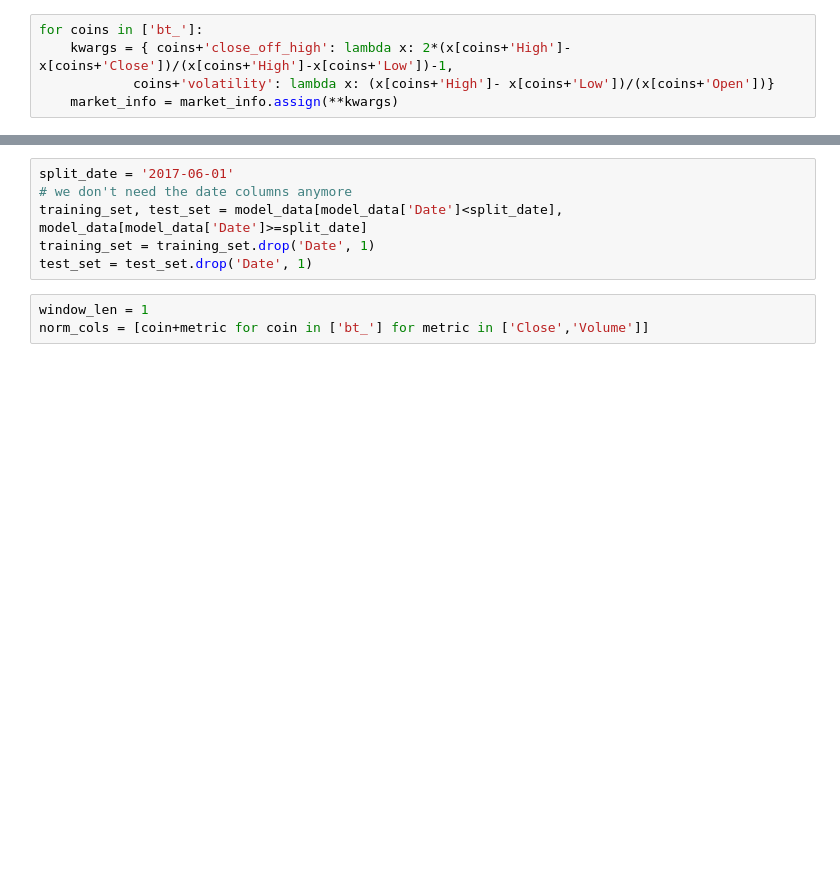
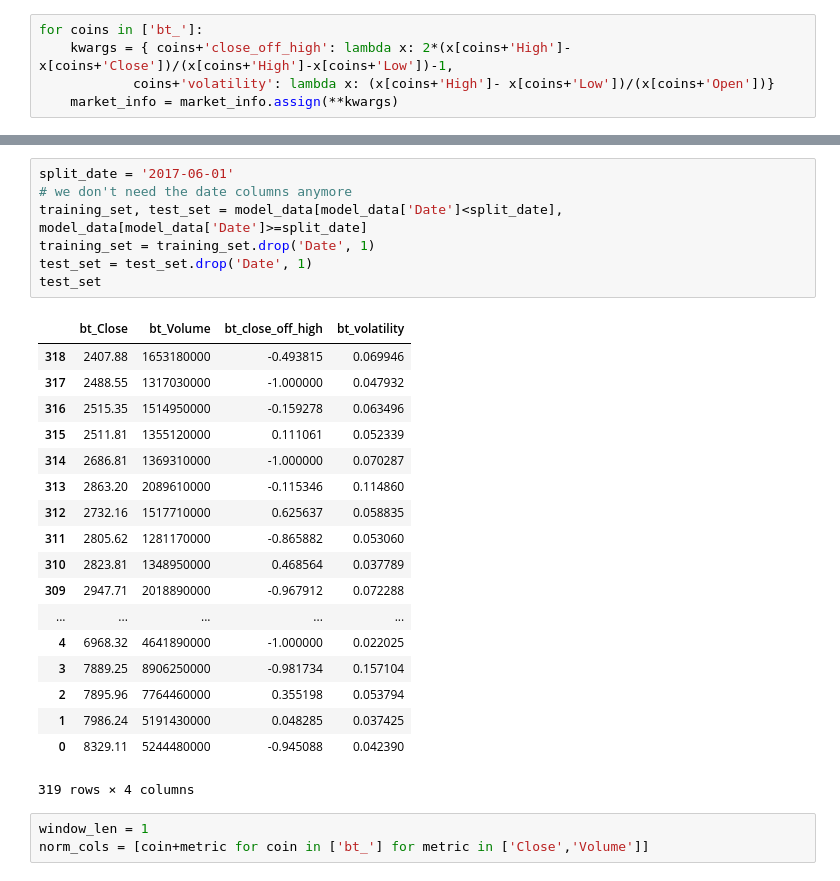
Before and after one commit to rebeccabernie/CurrencyAnalyser, a Jupyter notebook: RoughWork/BitcoinPrediction/BitcoinPrediction.ipynb, the cells around one changed output, grey strips where cells are left out. Saved outputs shown, nothing was run; the diff lists cells and outputs as text; blank space fills up the shorter version.

```diff
--- a/RoughWork/BitcoinPrediction/BitcoinPrediction.ipynb
+++ b/RoughWork/BitcoinPrediction/BitcoinPrediction.ipynb
@@ -70,9 +70,29 @@ model_data.head()
 # %%
 split_date = '2017-06-01'
 # we don't need the date columns anymore
 training_set, test_set = model_data[model_data['Date']<split_date], model_data[model_data['Date']>=split_date]
 training_set = training_set.drop('Date', 1)
 test_set = test_set.drop('Date', 1)
+test_set
+# %% [output]
+|  | bt_Close | bt_Volume | bt_close_off_high | bt_volatility |
+| 318 | 2407.88 | 1653180000 | -0.493815 | 0.069946 |
+| 317 | 2488.55 | 1317030000 | -1.000000 | 0.047932 |
+| 316 | 2515.35 | 1514950000 | -0.159278 | 0.063496 |
+| 315 | 2511.81 | 1355120000 | 0.111061 | 0.052339 |
+| 314 | 2686.81 | 1369310000 | -1.000000 | 0.070287 |
+| 313 | 2863.20 | 2089610000 | -0.115346 | 0.114860 |
+| 312 | 2732.16 | 1517710000 | 0.625637 | 0.058835 |
+| 311 | 2805.62 | 1281170000 | -0.865882 | 0.053060 |
+| 310 | 2823.81 | 1348950000 | 0.468564 | 0.037789 |
+| 309 | 2947.71 | 2018890000 | -0.967912 | 0.072288 |
+| ... | ... | ... | ... | ... |
+| 4 | 6968.32 | 4641890000 | -1.000000 | 0.022025 |
+| 3 | 7889.25 | 8906250000 | -0.981734 | 0.157104 |
+| 2 | 7895.96 | 7764460000 | 0.355198 | 0.053794 |
+| 1 | 7986.24 | 5191430000 | 0.048285 | 0.037425 |
+| 0 | 8329.11 | 5244480000 | -0.945088 | 0.042390 |
+319 rows × 4 columns
 # %%
 window_len = 1
 norm_cols = [coin+metric for coin in ['bt_'] for metric in ['Close','Volume']]
```
Also changed, not shown: parts of 18 cells of this notebook.
